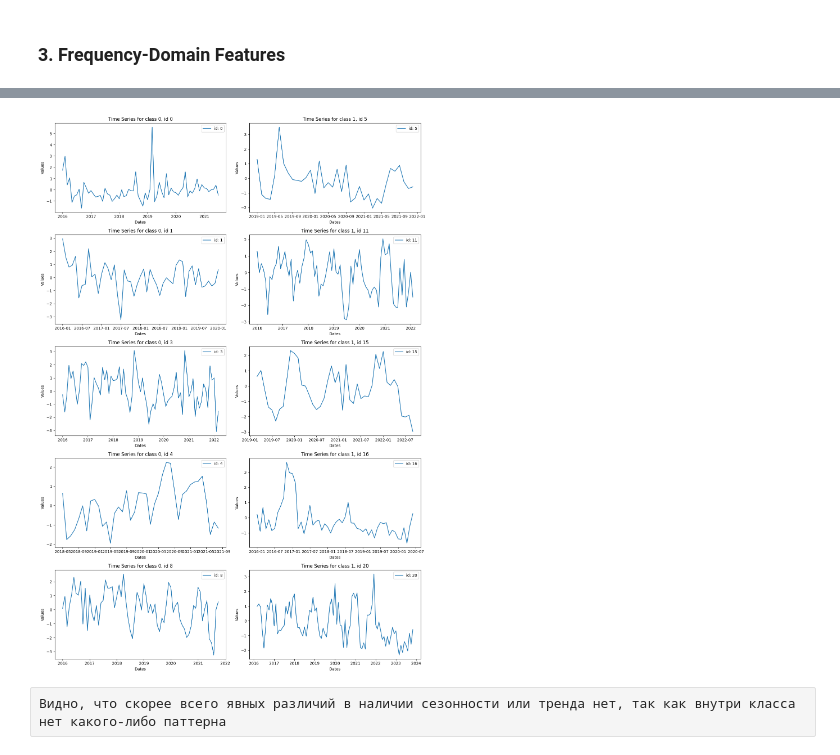
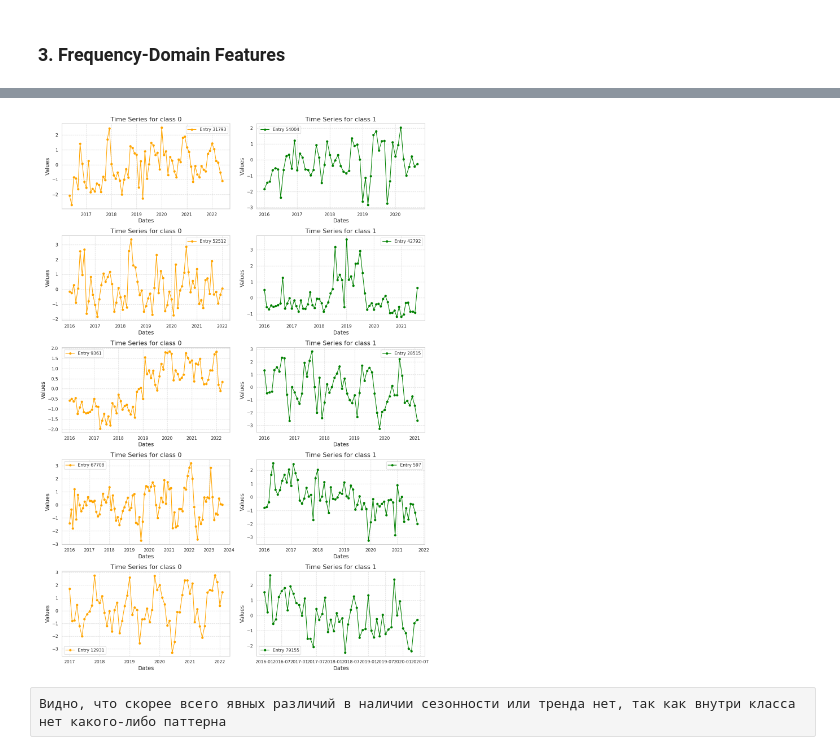
Before and after one commit to aliskadmitr/VK-Internship, a Jupyter notebook: notebooks/EDA.ipynb, the cells around one changed output, grey strips where cells are left out. Cells and saved outputs as stored; diff of their text form; code cells hidden in the pictures.

```diff
--- a/notebooks/EDA.ipynb
+++ b/notebooks/EDA.ipynb
@@ -217,0 +215,3 @@ percentage_ratio(df_train_filled)
+# %%
+train_df['dates_miss'] = train_df['dates'].apply(lambda x: any(pd.isnull(x)))
+print(train_df['dates_miss'].unique())
@@ -308,14 +345,15 @@ print(train_stat_corr['autocorr_sign'].unique())
 # %% [output]
 [ 0  1 -1]
 # %%
-class_autocorr_counts = train_stat_corr.groupby(['label', 'autocorr_sign']).size().unstack()
+sns.set(style="whitegrid")
+ax = class_autocorr_counts.plot(kind='bar', stacked=True, figsize=(10, 6), color=sns.color_palette("pastel"))
 
-class_autocorr_counts.plot(kind='bar', stacked=True, figsize=(10, 6))
-
-plt.title('Distribution of autocorr_sign by class')
-plt.xlabel('label')
-plt.ylabel('Count')
+plt.title('Распределение autocorr_sign по классам', fontsize=16)
+plt.xlabel('Label', fontsize=14)
+plt.ylabel('Count', fontsize=14)
+plt.xticks(rotation=0)
 plt.legend(title='autocorr_sign', loc='upper right')
-plt.grid(True)
+plt.grid(axis='y', linestyle='--', alpha=0.7)
+plt.tight_layout()
 plt.show()
 # %% [output]
@@ -329,39 +373,34 @@ train_stat_corr['autocorr_sign'] = train_stat_corr['autocorr_sign'].replace(-1,
 # %%
-class_1_ids = train_stat_corr[train_stat_corr['label'] == 1]['id'].unique()[:5]
-class_0_ids = train_stat_corr[train_stat_corr['label'] == 0]['id'].unique()[:5]
+class_1_subset = train_df[train_df['label'] == 1].sample(n=5, random_state=1)
+class_0_subset = train_df[train_df['label'] == 0].sample(n=5, random_state=1)
 
-def plot_time_series_for_ids(ids, class_label, ax):
-    for i in ids:
-        subset = train_stat_corr[train_stat_corr['id'] == i]
-        ax.plot(subset['dates'], subset['values'], label=f'id: {i}')
+def plot_time_series_for_class(subset, class_label, color, ax):
+    for index, row in subset.iterrows():
+        ax.plot(row['dates'], row['values'], marker='o', markersize=5, color=color, label=f'Entry {index}')
 
-    ax.set_title(f'Time Series for class {class_label}')
-    ax.set_xlabel('Dates')
-    ax.set_ylabel('Values')
+    ax.set_title(f'Time Series for class {class_label}', fontsize=16)
+    ax.set_xlabel('Dates', fontsize=14)
+    ax.set_ylabel('Values', fontsize=14)
     ax.legend()
+    ax.grid(True, linestyle='--', alpha=0.7)
+
+sns.set(style="whitegrid")
 
 fig, axs = plt.subplots(5, 2, figsize=(14, 20))
 
 for i, ax in enumerate(axs[:, 0]):
-    subset = train_stat_corr[train_stat_corr['id'] == class_0_ids[i]]
-    ax.plot(subset['dates'], subset['values'], label=f'id: {class_0_ids[i]}')
-    ax.set_title(f'Time Series for class 0, id {class_0_ids[i]}')
-    ax.set_xlabel('Dates')
-    ax.set_ylabel('Values')
-    ax.legend()
+    if i < len(class_0_subset):
+        plot_time_series_for_class(class_0_subset.iloc[[i]], 0, color='orange', ax=ax)
+
 
 for i, ax in enumerate(axs[:, 1]):
-    subset = train_stat_corr[train_stat_corr['id'] == class_1_ids[i]]
-    ax.plot(subset['dates'], subset['values'], label=f'id: {class_1_ids[i]}')
-    ax.set_title(f'Time Series for class 1, id {class_1_ids[i]}')
-    ax.set_xlabel('Dates')
-    ax.set_ylabel('Values')
-    ax.legend()
+    if i < len(class_1_subset):
+        plot_time_series_for_class(class_1_subset.iloc[[i]], 1, color='green', ax=ax)
 
 plt.tight_layout()
 plt.show()
 # %% [output]
-[figure, old version]
+[figure, new version]
 # %% [raw]
 Видно, что скорее всего явных различий в наличии сезонности или тренда нет, так как внутри класса нет какого-либо паттерна
 # %%
```
Also changed, not shown: parts of 37 cells of this notebook.
